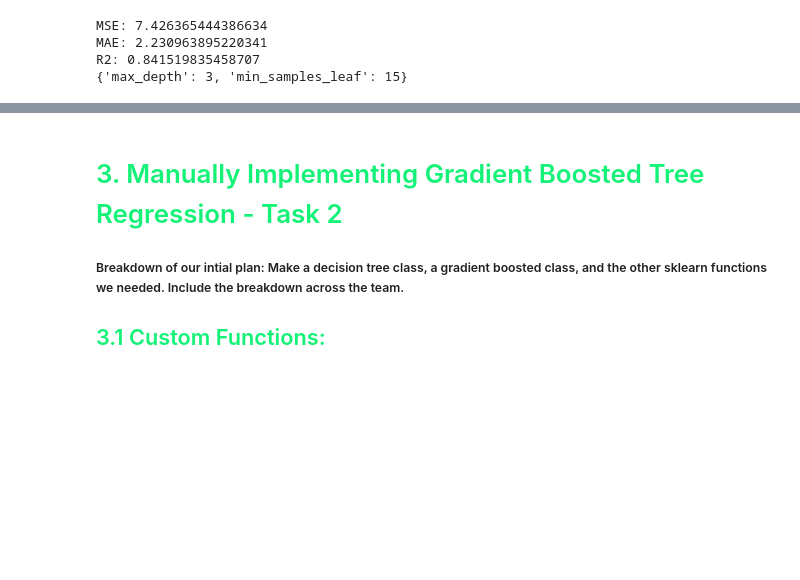
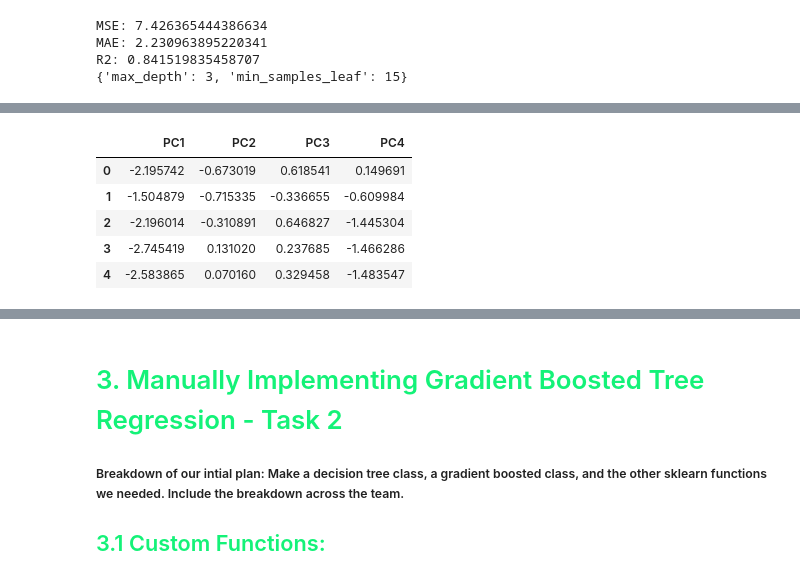
Before and after one commit to emmabland/JPM-Team-Yang, a Jupyter notebook: Final_Presentation.ipynb, the cells around one changed output, grey strips where cells are left out. Drawn from its saved outputs; the diff is of its cells as text; code cells hidden in the pictures; blank space fills up the shorter version.

```diff
--- a/Final_Presentation.ipynb
+++ b/Final_Presentation.ipynb
@@ -285,0 +283,25 @@ R2: 0.841519835458707
+# %%
+# Split into X and y (df has already had outliers removed)
+pca_x = df[['CRIM', 'ZN', 'INDUS', 'CHAS', 'NOX', 'RM', 'AGE', 'DIS', 'RAD', 'TAX', 'PTRATIO', 'LSTAT']]
+pca_y = df['MEDV']
+pca_x.reset_index(drop=True)
+pca_y.reset_index(drop=True)
+
+# Standardize Data (Very important for PCA)
+scaler = StandardScaler()
+pca_scaled = pd.DataFrame(scaler.fit_transform(pca_x))
+pca_scaled.reset_index(drop=True)
+
+# Perform PCA
+pca = PCA(n_components=4) # Init model
+pca.fit(pca_scaled) # Fit to model
+pca_data = pca.transform(pca_scaled) # Transform data
+pca_data = pd.DataFrame(pca_data, columns = ['PC1', 'PC2', 'PC3', 'PC4']) # Put into DataFrame
+pca_data.head()
+# %% [output]
+|  | PC1 | PC2 | PC3 | PC4 |
+| 0 | -2.195742 | -0.673019 | 0.618541 | 0.149691 |
+| 1 | -1.504879 | -0.715335 | -0.336655 | -0.609984 |
+| 2 | -2.196014 | -0.310891 | 0.646827 | -1.445304 |
+| 3 | -2.745419 | 0.131020 | 0.237685 | -1.466286 |
+| 4 | -2.583865 | 0.070160 | 0.329458 | -1.483547 |
```
Also changed, not shown: parts of 25 cells of this notebook.
